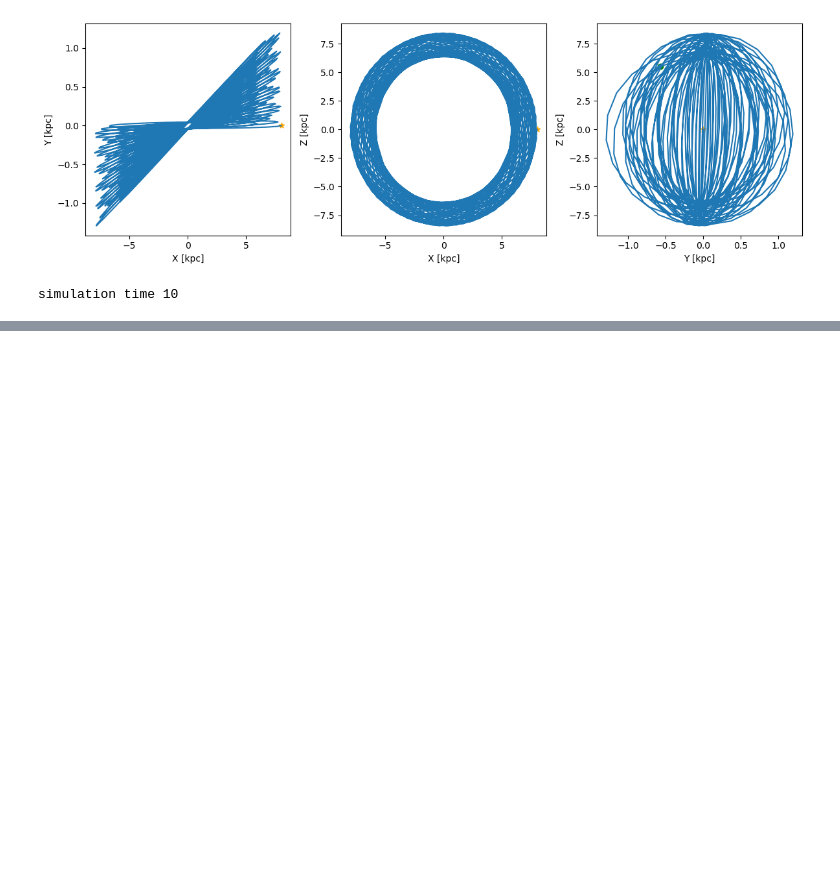
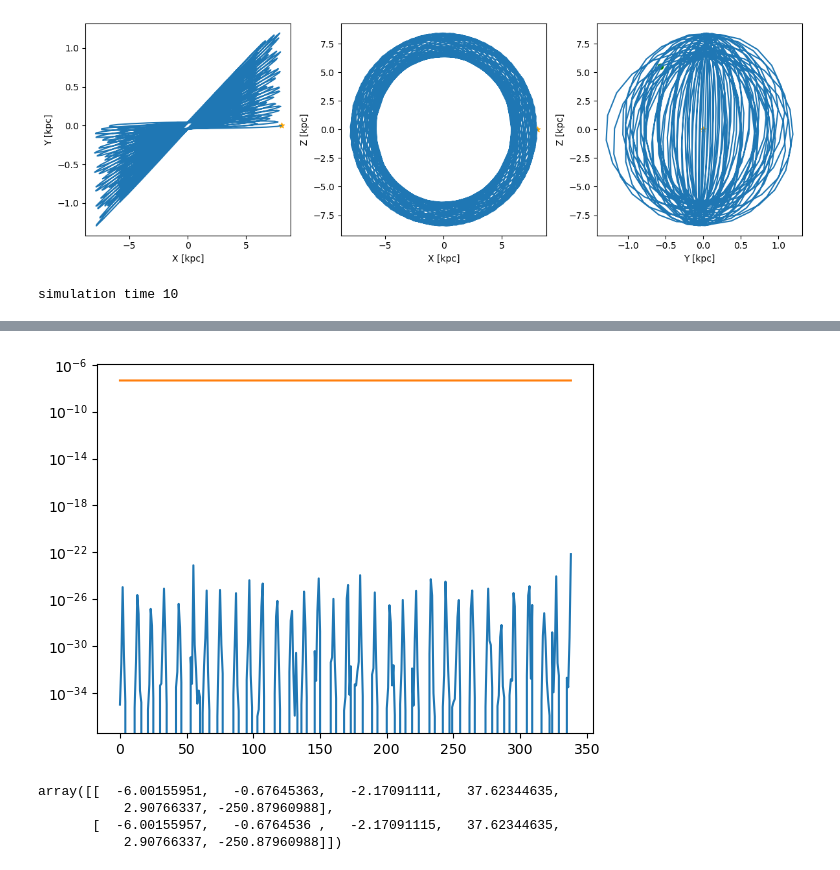
Before and after one commit to ananthukanilkumar/minicluster_new_model, a Jupyter notebook: minicluster_single_check_elongation_axis.ipynb, the cells around one changed output, grey strips where cells are left out. Drawn from its saved outputs; the diff is of its cells as text; code cells hidden in the pictures; blank space fills up the shorter version.

```diff
--- a/minicluster_single_check_elongation_axis.ipynb
+++ b/minicluster_single_check_elongation_axis.ipynb
@@ -68,7 +68,7 @@ plt.tight_layout()
 # %%
 def stellar_energy(N,M,R,v,its_sum):
     #b = np.sqrt(np.random.uniform(0, (1e-3)**2, N))
-    b=np.random.uniform(1000*R, (1e-4), N)
+    b=np.random.uniform(100*R, (1e-4), N)
     E=((4*0.33*agama.G*agama.G*M*0.27*R*R)/((b**4)*(v**2)))
     E_sum=np.sum(E)
     E_rms_sum=np.sum(np.sqrt(E))**2
@@ -906,7 +640,0 @@ ValueError: Too many bins for data range. Cannot create 10 finite-sized bins.
-# %%
-mc_time_center, mc_orbit_center = agama.orbit(ic=mc_center, potential=pot_mw, time=tupd,timestart=time_i,dtype=float, trajsize=1000, accuracy=1e-16,verbose=False)
-N_encounter_with_star=N_encounter_new(mc_time_center, mc_orbit_center)
-N_encounter_with_star_array.append(N_encounter_with_star)
-col_time=tupd/N_encounter_with_star
-its_sum=col_time<dynamical_time(mc_mass,mc_rvir)
-delE=stellar_energy(round(N_encounter_with_star),mc_mass,mc_rvir, np.mean(np.linalg.norm(mc_orbit_center[:,3:],axis=1)),its_sum)
@@ -916,3 +645,5 @@ array([0.00023972, 0.00023972, 0.00023972, 0.00023972, 0.00023972,
+# %%
+a,b=[],[]
 # %%
 color_index=0
 SD_count=0
@@ -1054,0 +755,13 @@ plt.tight_layout()"""
+# %%
+plt.plot(a)
+plt.plot(b)
+plt.yscale('log')
+# %% [output]
+[figure, added]
+# %%
+mcp_xv
+# %% [output]
+array([[  -6.00155951,   -0.67645363,   -2.17091111,   37.62344635,
+           2.90766337, -250.87960988],
+       [  -6.00155957,   -0.6764536 ,   -2.17091115,   37.62344635,
+           2.90766337, -250.87960988]])
```
Also changed, not shown: parts of 39 cells of this notebook, 3 other files.
